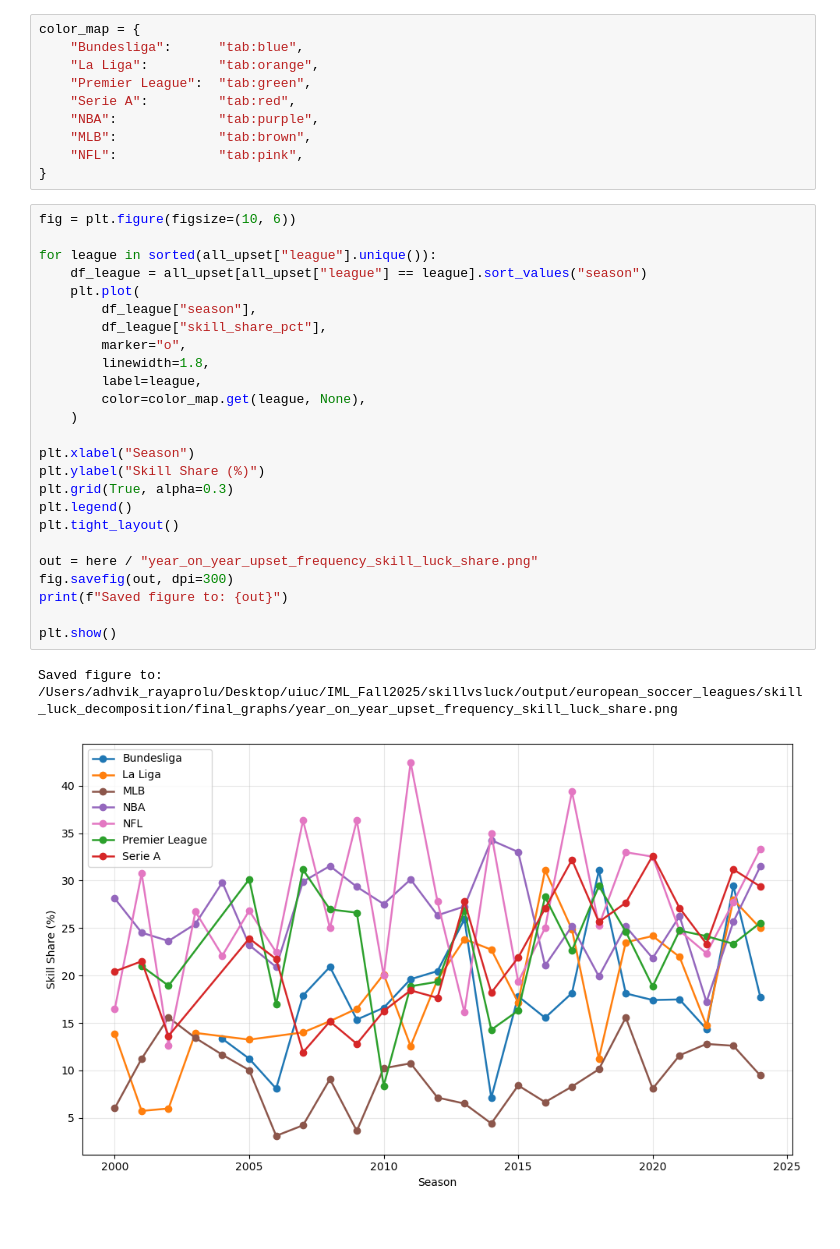
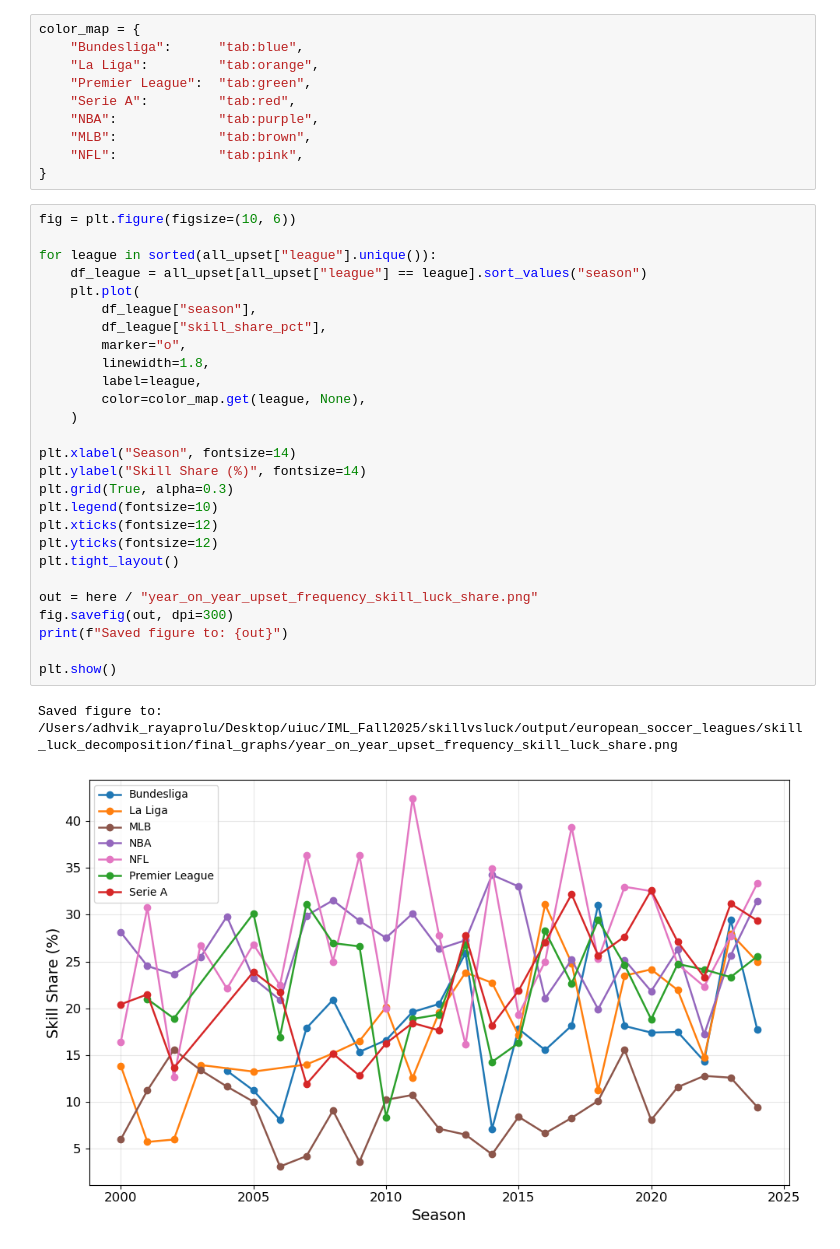
Before and after one commit to mikeyautorino2/skillvsluck, a Jupyter notebook: output/european_soccer_leagues/skill_luck_decomposition/final_graphs/line_graph_generation.ipynb, the cells around one changed output. Saved outputs shown, nothing was run; the diff lists cells and outputs as text.

Commit message:
graphs

```diff
--- a/output/european_soccer_leagues/skill_luck_decomposition/final_graphs/line_graph_generation.ipynb
+++ b/output/european_soccer_leagues/skill_luck_decomposition/final_graphs/line_graph_generation.ipynb
@@ -176,28 +176,30 @@ color_map = {
 # %%
 fig = plt.figure(figsize=(10, 6))
 
 for league in sorted(all_upset["league"].unique()):
     df_league = all_upset[all_upset["league"] == league].sort_values("season")
     plt.plot(
         df_league["season"],
         df_league["skill_share_pct"],
         marker="o",
         linewidth=1.8,
         label=league,
         color=color_map.get(league, None),
     )
 
-plt.xlabel("Season")
-plt.ylabel("Skill Share (%)")
+plt.xlabel("Season", fontsize=14)
+plt.ylabel("Skill Share (%)", fontsize=14)
 plt.grid(True, alpha=0.3)
-plt.legend()
+plt.legend(fontsize=10)
+plt.xticks(fontsize=12)
+plt.yticks(fontsize=12)
 plt.tight_layout()
 
 out = here / "year_on_year_upset_frequency_skill_luck_share.png"
 fig.savefig(out, dpi=300)
 print(f"Saved figure to: {out}")
 
 plt.show()
 # %% [output]
 Saved figure to: /Users/adhvik_rayaprolu/Desktop/uiuc/IML_Fall2025/skillvsluck/output/european_soccer_leagues/skill_luck_decomposition/final_graphs/year_on_year_upset_frequency_skill_luck_share.png
-[figure, old version]
+[figure, new version]
```
Also changed, not shown: 1 other file.
